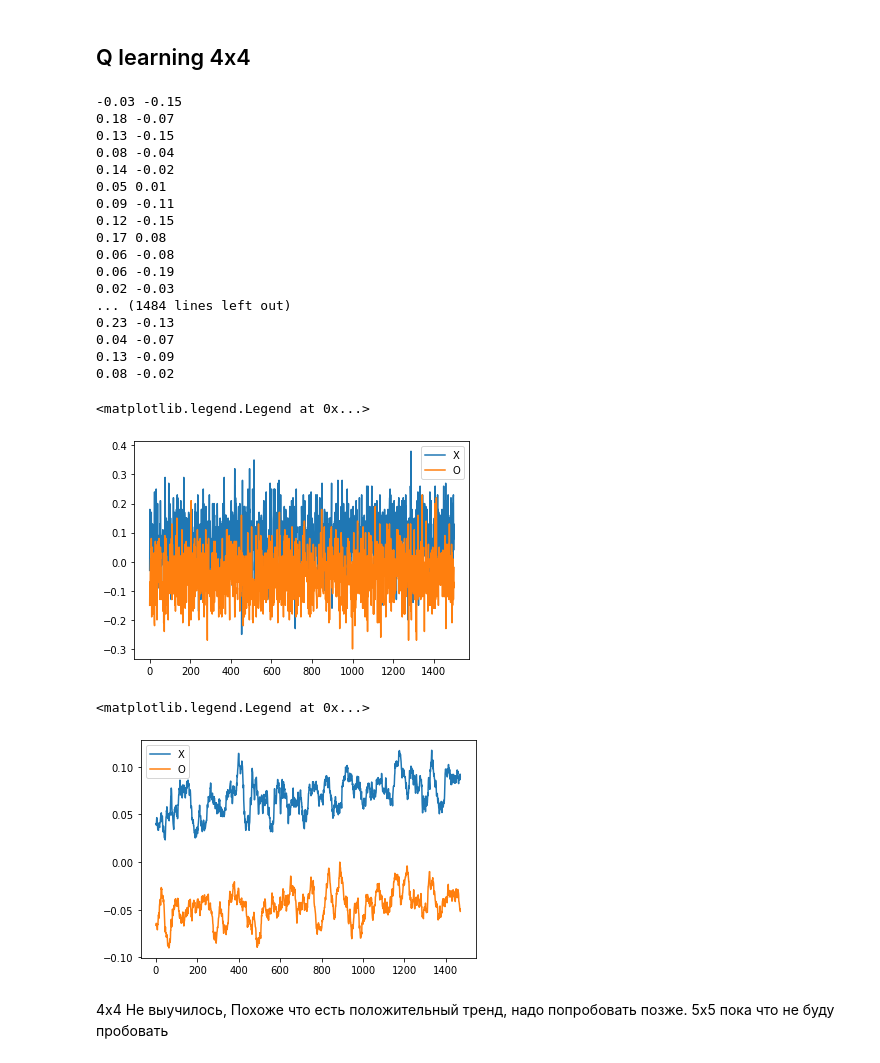
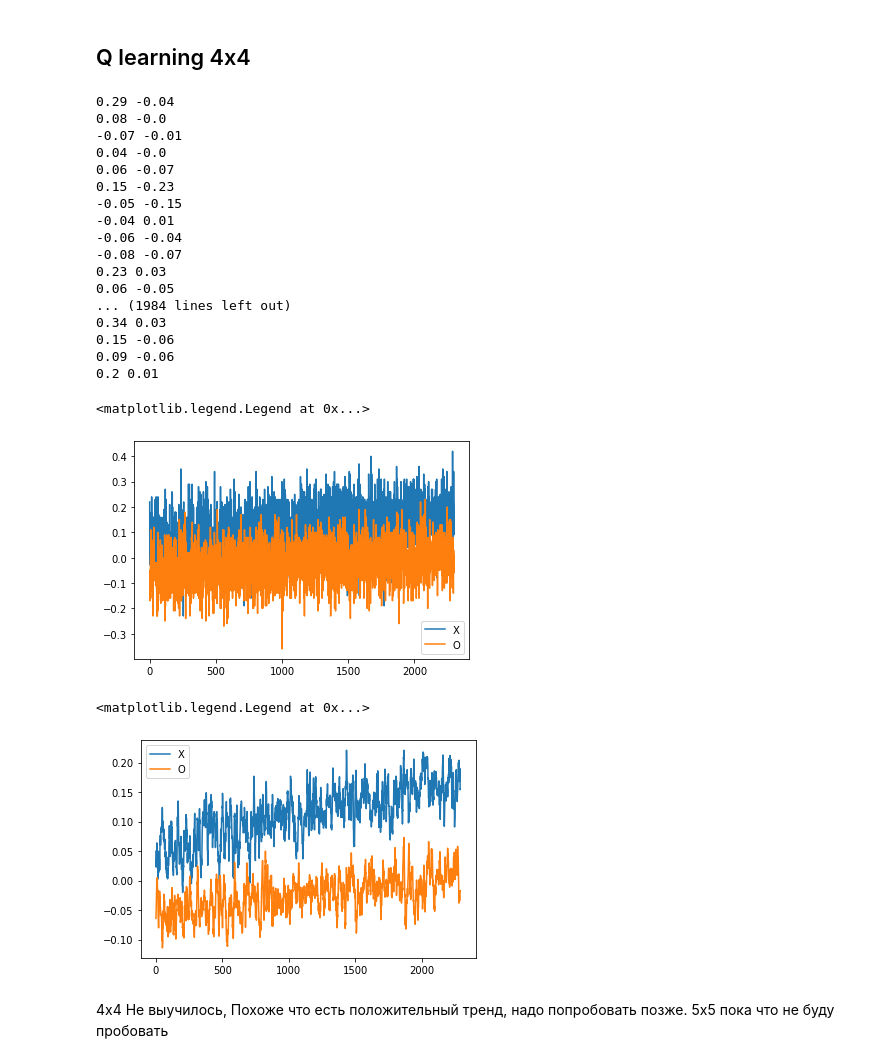
Before and after one commit to akoshel/rl_dl_made_homeworks, a Jupyter notebook: HW2/HW2.ipynb, the cells around one changed output. Cells and saved outputs as stored; diff of their text form; code cells hidden in the pictures.

```diff
--- a/HW2/HW2.ipynb
+++ b/HW2/HW2.ipynb
@@ -183,10 +183,10 @@ game_manager4 = GameManager(env4)
 
 eval_results_o = []
 eval_results_x = []
-for i in range(1500):
+for i in range(2000):
     eval_x = []
     eval_o = []
-    for _ in range(1000):
+    for _ in range(2000):
         game_manager4.run_episode()
     for _ in range(100):
         eval_x.append(game_manager4.evaluate_episode_with_random(1))
@@ -198,23 +198,23 @@ for i in range(1500):
     eval_results_x.append(mean_x)
     eval_results_o.append(mean_o)
 # %% [output]
--0.03 -0.15
-0.18 -0.07
-0.13 -0.15
-0.08 -0.04
-0.14 -0.02
-0.05 0.01
-0.09 -0.11
-0.12 -0.15
-0.17 0.08
-0.06 -0.08
-0.06 -0.19
-0.02 -0.03
-... (1484 lines left out)
-0.23 -0.13
-0.04 -0.07
-0.13 -0.09
-0.08 -0.02
+0.29 -0.04
+0.08 -0.0
+-0.07 -0.01
+0.04 -0.0
+0.06 -0.07
+0.15 -0.23
+-0.05 -0.15
+-0.04 0.01
+-0.06 -0.04
+-0.08 -0.07
+0.23 0.03
+0.06 -0.05
+... (1984 lines left out)
+0.34 0.03
+0.15 -0.06
+0.09 -0.06
+0.2 0.01
 # %%
 with open('../../q_dict4.pkl', 'wb') as handle:
     pickle.dump(dict(game_manager4.Q), handle, protocol=pickle.HIGHEST_PROTOCOL)
@@ -227,19 +227,19 @@ plt.plot(np.array(eval_results_o), label="O")
 plt.legend()
 # %% [output]
 <matplotlib.legend.Legend at 0x...>
-[figure, old version]
+[figure, new version]
 # %%
 def moving_average(a, n=3) :
     ret = np.cumsum(a, dtype=float)
     ret[n:] = ret[n:] - ret[:-n]
     return ret[n - 1:] / n
 # %%
-plt.plot(moving_average(eval_results_x, 30), label="X")
-plt.plot(moving_average(np.array(eval_results_o), 30), label="O")
+plt.plot(moving_average(eval_results_x, 10), label="X")
+plt.plot(moving_average(np.array(eval_results_o), 10), label="O")
 plt.legend()
 # %% [output]
 <matplotlib.legend.Legend at 0x...>
-[figure, old version]
+[figure, new version]
 # %% [markdown]
 4x4 Не выучилось, Похоже что есть положительный тренд, надо попробовать позже. 5х5 пока что не буду пробовать
 # %% [markdown]
```
